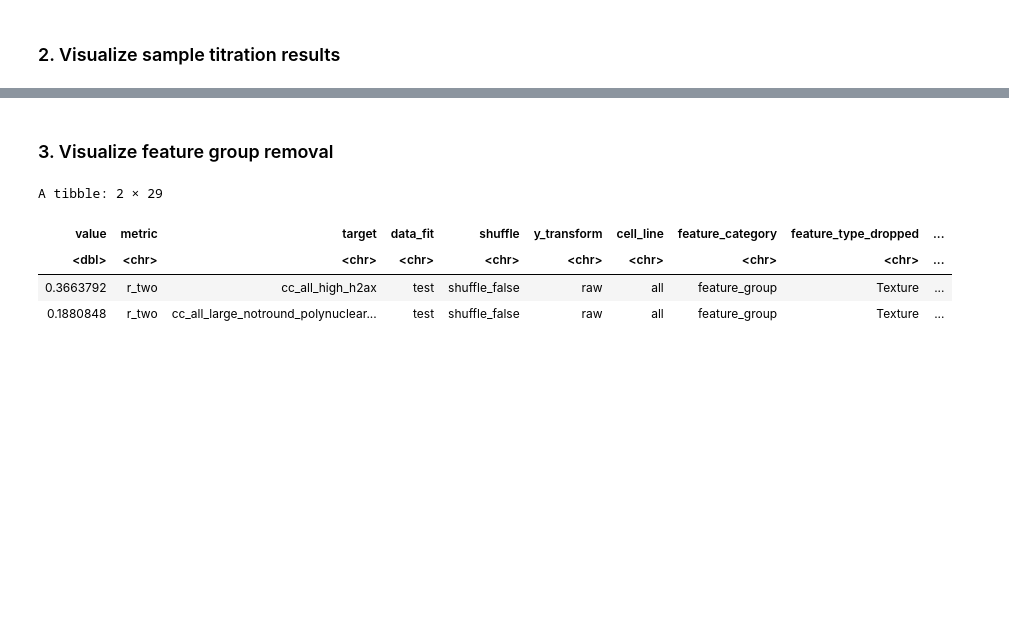
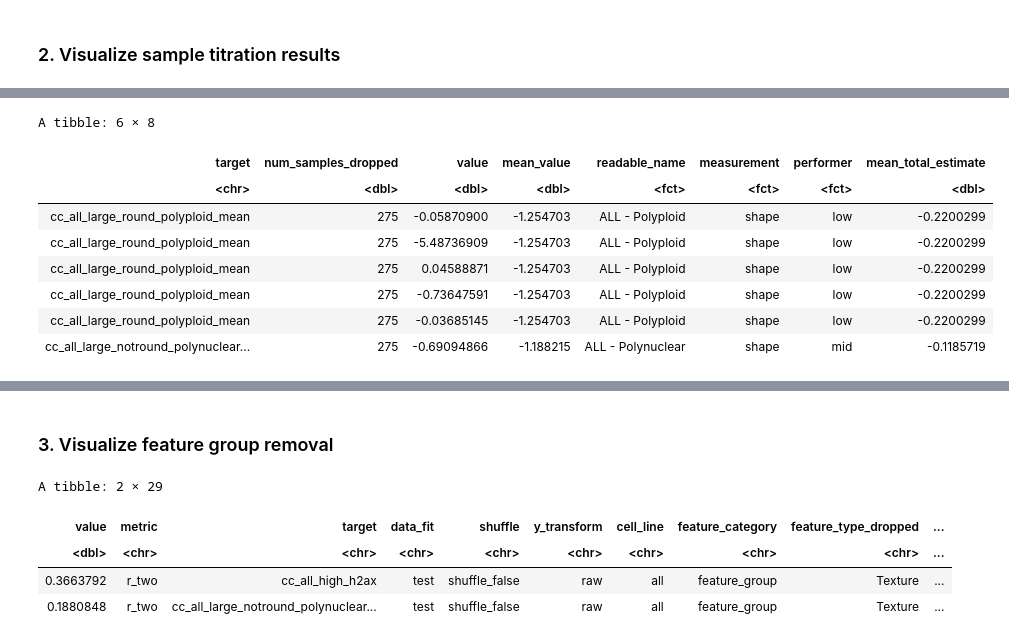
Before and after one commit to broadinstitute/cell-health, a Jupyter notebook: 6.ml-robustness/3.visualize-robustness.ipynb, the cells around one changed output, grey strips where cells are left out. Saved outputs shown, nothing was run; the diff lists cells and outputs as text; code cells hidden in the pictures; blank space fills up the shorter version.

```diff
--- a/6.ml-robustness/3.visualize-robustness.ipynb
+++ b/6.ml-robustness/3.visualize-robustness.ipynb
@@ -256,0 +254,8 @@ A grouped_df: 6 × 2
+# %%
+plot_df <- updated_sample_df %>%
+    dplyr::left_join(avg_results_full_df, by = c("num_samples_dropped", "performer"))
+
+plot_df$performer <- factor(plot_df$performer, levels = c("high", "mid", "low"))
+
+head(plot_df)
+# %% [output]
@@ -257 +264,10 @@ A grouped_df: 6 × 2
+A tibble: 6 × 8
+| target | num_samples_dropped | value | mean_value | readable_name | measurement | performer | mean_total_estimate |
+| <chr> | <dbl> | <dbl> | <dbl> | <fct> | <fct> | <fct> | <dbl> |
+| cc_all_large_round_polyploid_mean | 275 | -0.05870900 | -1.254703 | ALL - Polyploid | shape | low | -0.2200299 |
+| cc_all_large_round_polyploid_mean | 275 | -5.48736909 | -1.254703 | ALL - Polyploid | shape | low | -0.2200299 |
+| cc_all_large_round_polyploid_mean | 275 | 0.04588871 | -1.254703 | ALL - Polyploid | shape | low | -0.2200299 |
+| cc_all_large_round_polyploid_mean | 275 | -0.73647591 | -1.254703 | ALL - Polyploid | shape | low | -0.2200299 |
+| cc_all_large_round_polyploid_mean | 275 | -0.03685145 | -1.254703 | ALL - Polyploid | shape | low | -0.2200299 |
+| cc_all_large_notround_polynuclear... | 275 | -0.69094866 | -1.188215 | ALL - Polynuclear | shape | mid | -0.1185719 |
 # %%
```
Also changed, not shown: parts of 11 cells of this notebook, 2 other files.
